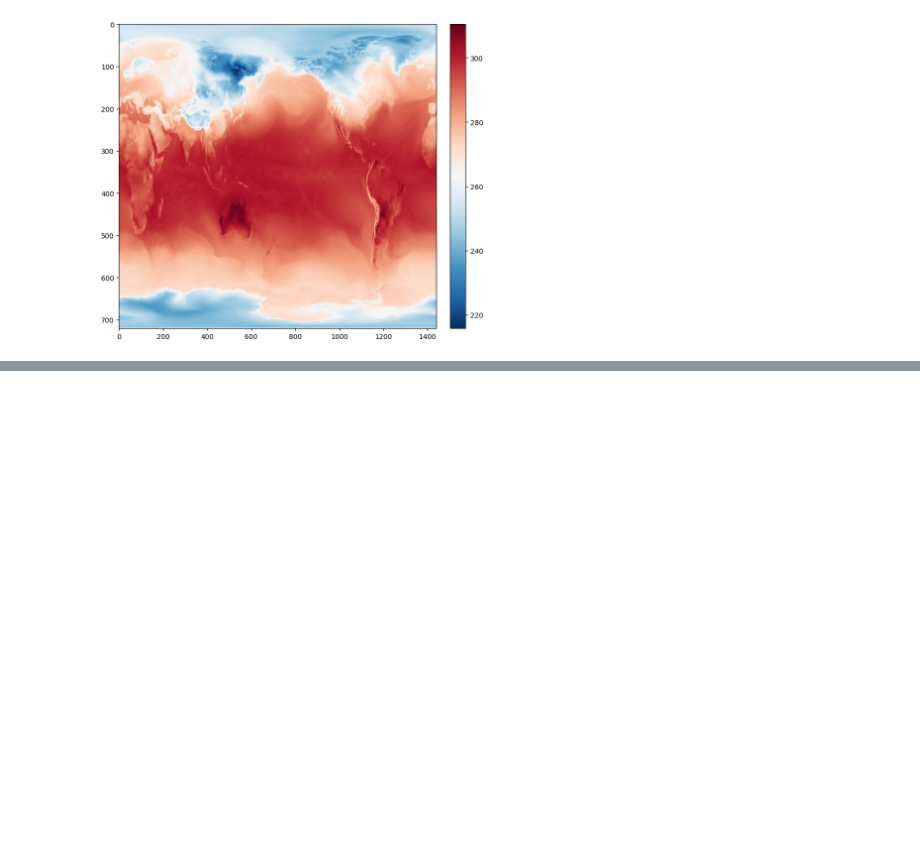
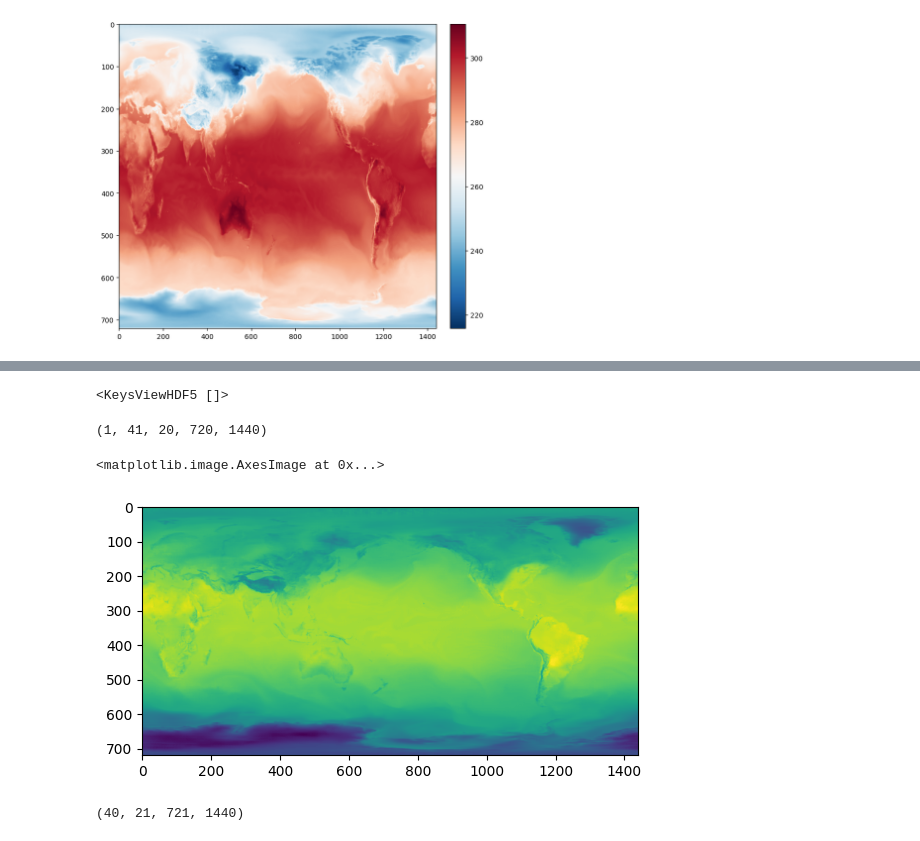
Before and after one commit to nasa-nccs-hpda/qefm-core, a Jupyter notebook: notebooks/ck_output_v1.ipynb, the cells around one changed output, grey strips where cells are left out. Drawn from its saved outputs; the diff is of its cells as text; code cells hidden in the pictures; blank space fills up the shorter version.

```diff
--- a/notebooks/ck_output_v1.ipynb
+++ b/notebooks/ck_output_v1.ipynb
@@ -140,0 +144,4 @@ axes[1].axis('off')
+# %%
+
+file = "/discover/nobackup/jli30/QEFM/qefm-core/qefm/models/src/FMFourCastNet/FourCastNet/out/20250228/autoregressive_predictions_2m_temperature_vis.h5"
+file = "/discover/nobackup/projects/QEFM/qefm-core/qefm/models/src/FMFourCastNet/FourCastNet/out/20241229_0917/autoregressive_predictions_z500_vis.h5"
@@ -140,0 +157,12 @@ axes[1].axis('off')
+# %%
+fh = h5py.File(file, "r")
+# %%
+dataset =fh['predicted']
+# %%
+print(dataset.attrs.keys())
+# %% [output]
+<KeysViewHDF5 []>
+# %%
+dataset.shape
+# %% [output]
+(1, 41, 20, 720, 1440)
@@ -140,0 +171,7 @@ axes[1].axis('off')
+# %%
+t2m = dataset[0,7,2].squeeze()
+# %%
+plt.imshow(t2m)
+# %% [output]
+<matplotlib.image.AxesImage at 0x...>
+[figure, added]
@@ -140,0 +181,4 @@ axes[1].axis('off')
+# %%
+print(fh['fields'].shape)
+# %% [output]
+(40, 21, 721, 1440)
```
Also changed, not shown: parts of 13 cells of this notebook, 2 other files.
